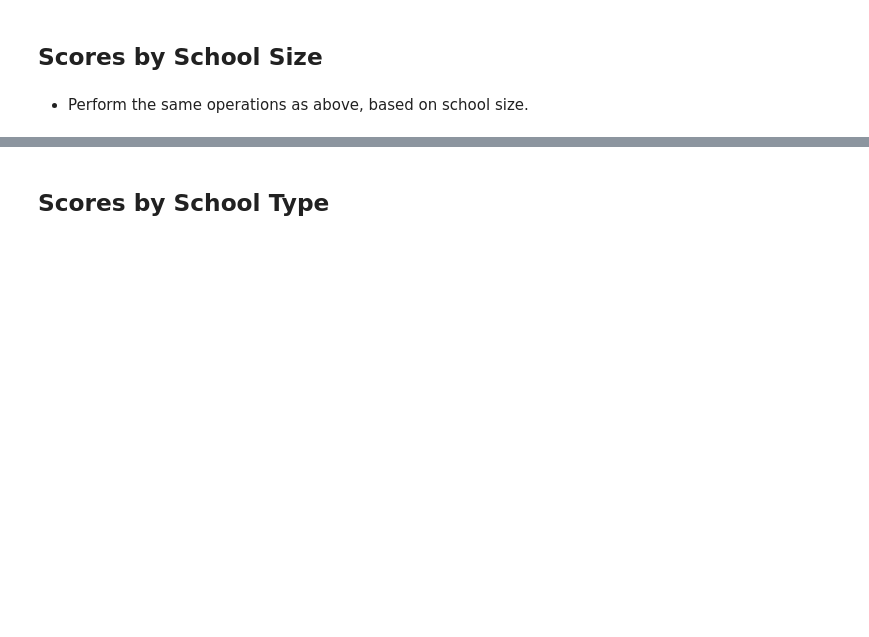
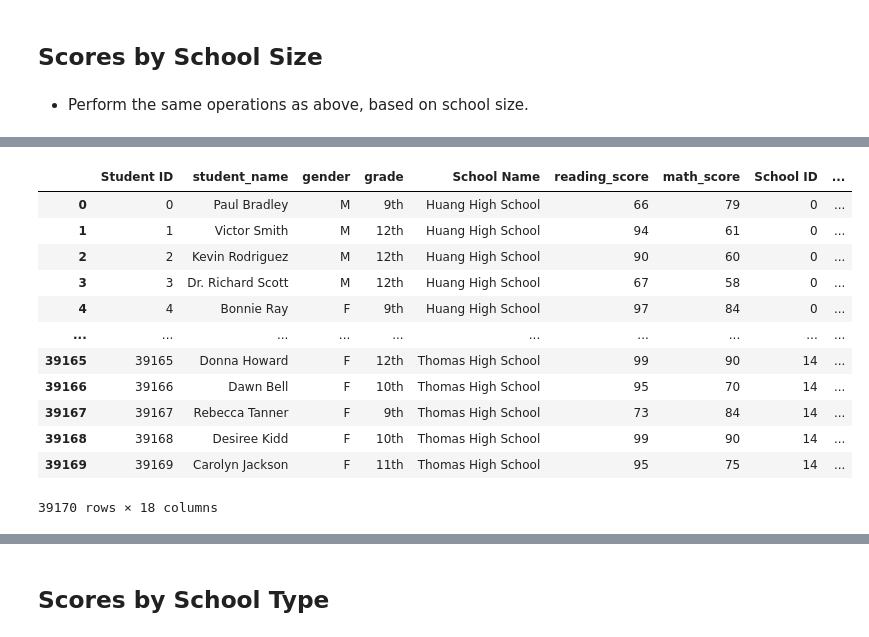
Before and after one commit to lstredler/pandas-challenge, a Jupyter notebook: PyCitySchools_code.ipynb, the cells around one changed output, grey strips where cells are left out. Drawn from its saved outputs; the diff is of its cells as text; code cells hidden in the pictures; blank space fills up the shorter version.

```diff
--- a/PyCitySchools_code.ipynb
+++ b/PyCitySchools_code.ipynb
@@ -915,0 +868,4 @@ df
+# %%
+# Remove unecessary columns from the DataFrame and save the new DataFrame
+
+reduced_student_spend_budget = student_spend_budget[["School Name", "Per Student Budget", "Average Math Score", "Average Reading Score", "Passing Math", "Passing Reading", "Overall Passing"]]
@@ -915,0 +878,8 @@ df
+# %%
+# Create the bins in which Data will be held
+student_budget_bin = [0,230000,460000,690000,920000,1150000,1380000,1610000,1840000,2070000,2300000,2530000,2760000, 2990000, 3220000]
+
+
+# Create the names for the bins
+group_names = ["0 to 230k", "240k to 460k", "470k to 690k", "700k to 920k", "930k to 1.15 mil", "1.16 mil to 1.38mil", "1.39 mil to 1.61 mil",
+               "1.62 mil to 1.84 mil", "1.85 mil to 2.07 mil", "2.08 mil to 2.3mil", "2.4 mil to 2.53 mil", "2.54 mil to 2.76 mil" , "2.77 mil to 2.99 mil", "3.00 mil to 3.5mil"]
@@ -915,0 +898,5 @@ df
+# %%
+ # Place the data series into a new column inside of the DataFrame for average Spending Ranges
+
+reduced_student_spend_budget["View Group"] = pd.cut(reduced_student_spend_budget["Per Student Budget"], student_budget_bin, labels=group_names)
+reduced_student_spend_budget.head(15)
@@ -919,0 +946,17 @@ df
+# %%
+school_size_df = pd.merge(use_school_student_df,reduced_student_spend_budget, how="left", on=["School Name", "School Name"])
+school_size_df
+# %% [output]
+|  | Student ID | student_name | gender | grade | School Name | reading_score | math_score | School ID | ... |
+| 0 | 0 | Paul Bradley | M | 9th | Huang High School | 66 | 79 | 0 | ... |
+| 1 | 1 | Victor Smith | M | 12th | Huang High School | 94 | 61 | 0 | ... |
+| 2 | 2 | Kevin Rodriguez | M | 12th | Huang High School | 90 | 60 | 0 | ... |
+| 3 | 3 | Dr. Richard Scott | M | 12th | Huang High School | 67 | 58 | 0 | ... |
+| 4 | 4 | Bonnie Ray | F | 9th | Huang High School | 97 | 84 | 0 | ... |
+| ... | ... | ... | ... | ... | ... | ... | ... | ... | ... |
+| 39165 | 39165 | Donna Howard | F | 12th | Thomas High School | 99 | 90 | 14 | ... |
+| 39166 | 39166 | Dawn Bell | F | 10th | Thomas High School | 95 | 70 | 14 | ... |
+| 39167 | 39167 | Rebecca Tanner | F | 9th | Thomas High School | 73 | 84 | 14 | ... |
+| 39168 | 39168 | Desiree Kidd | F | 10th | Thomas High School | 99 | 90 | 14 | ... |
+| 39169 | 39169 | Carolyn Jackson | F | 11th | Thomas High School | 95 | 75 | 14 | ... |
+39170 rows × 18 columns
```
Also changed, not shown: parts of 19 cells of this notebook, 1 other file.
